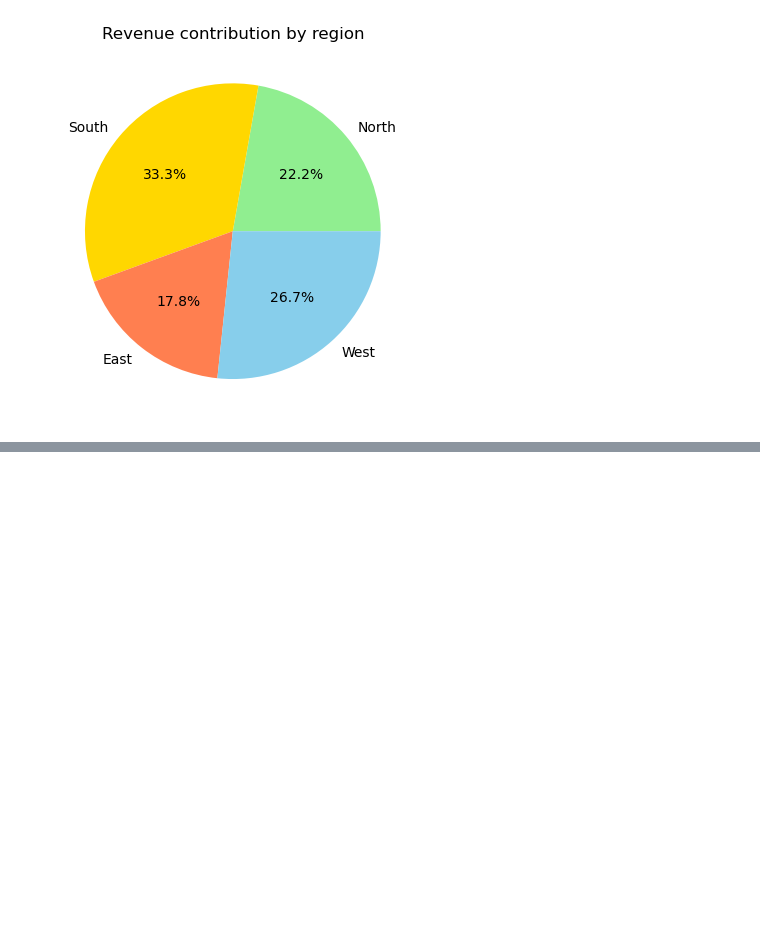
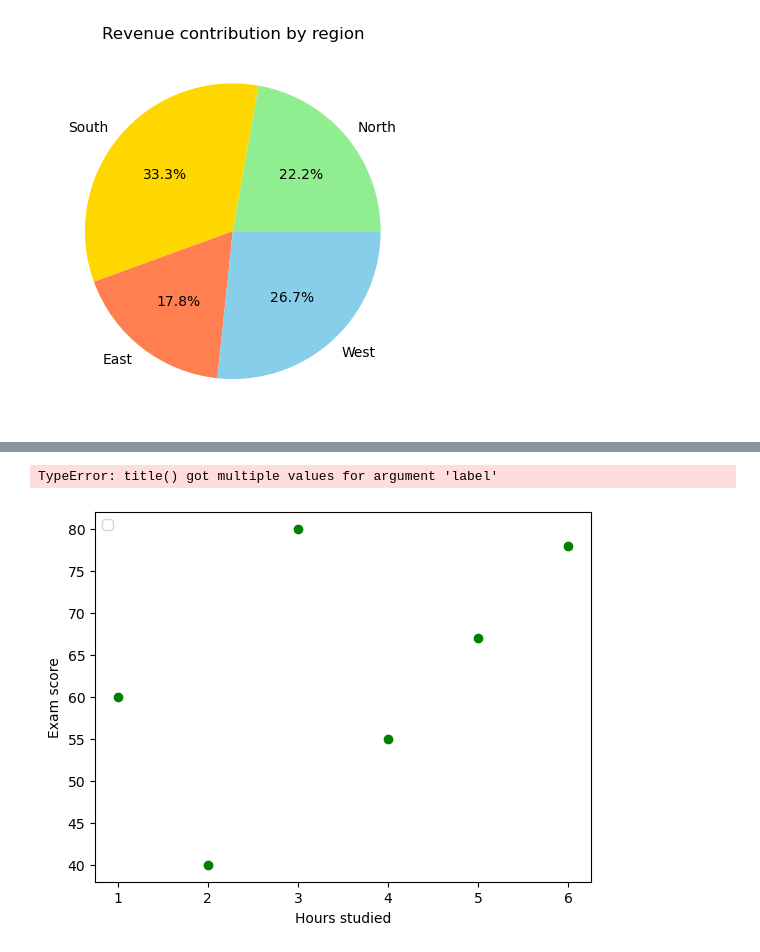
Before and after one commit to anshuKumar-codes/Data_Analytics_Journey, a Jupyter notebook: Pandas/day 1 pandas.ipynb, the cells around one changed output, grey strips where cells are left out. Saved outputs shown, nothing was run; the diff lists cells and outputs as text; code cells hidden in the pictures; blank space fills up the shorter version.

```diff
--- a/Pandas/day 1 pandas.ipynb
+++ b/Pandas/day 1 pandas.ipynb
@@ -702,0 +707,14 @@ plt.show
+# %%
+hours_studies=[1,2,3,4,5,6]
+exam_scores=[60,40,80,55,67,78]
+
+plt.scatter(hours_studies,exam_scores,color="green", marker="o",label="Student Data")
+plt.legend(loc="upper left")
+plt.xlabel("Hours studied")
+plt.ylabel("Exam score")
+plt.title("Relationship between study time and Exam score")
+plt.grid(True)
+plt.show()
+# %% [output]
+TypeError: title() got multiple values for argument 'label'
+[figure, added]
```
Also changed, not shown: parts of 3 cells of this notebook.
